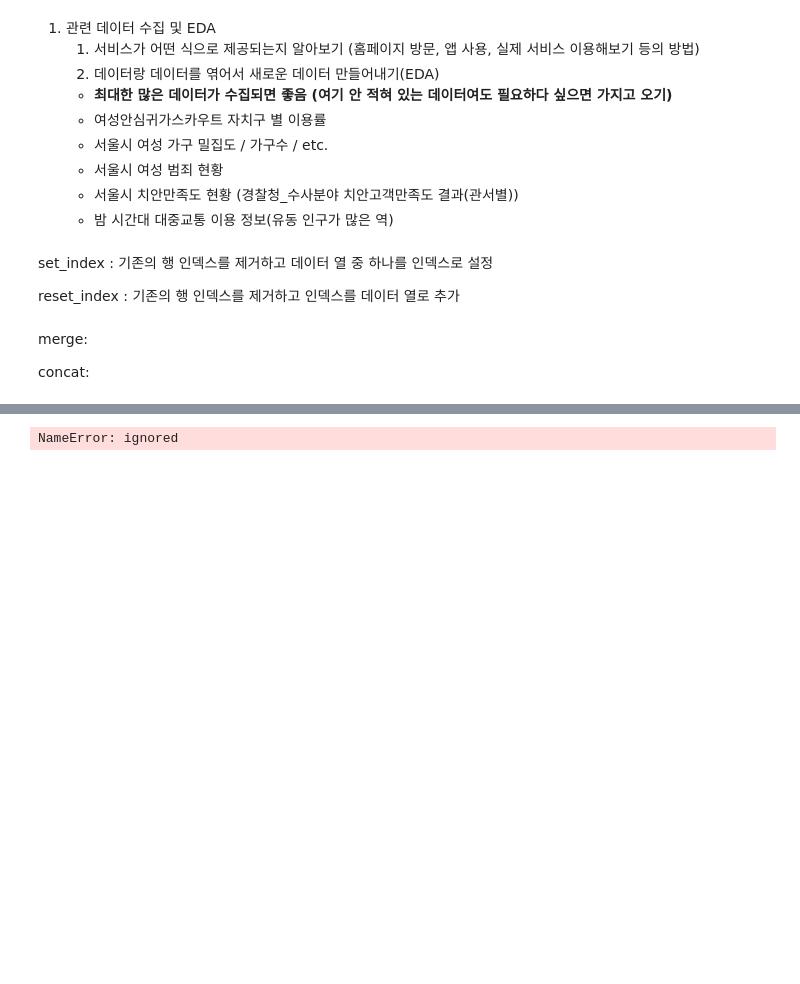
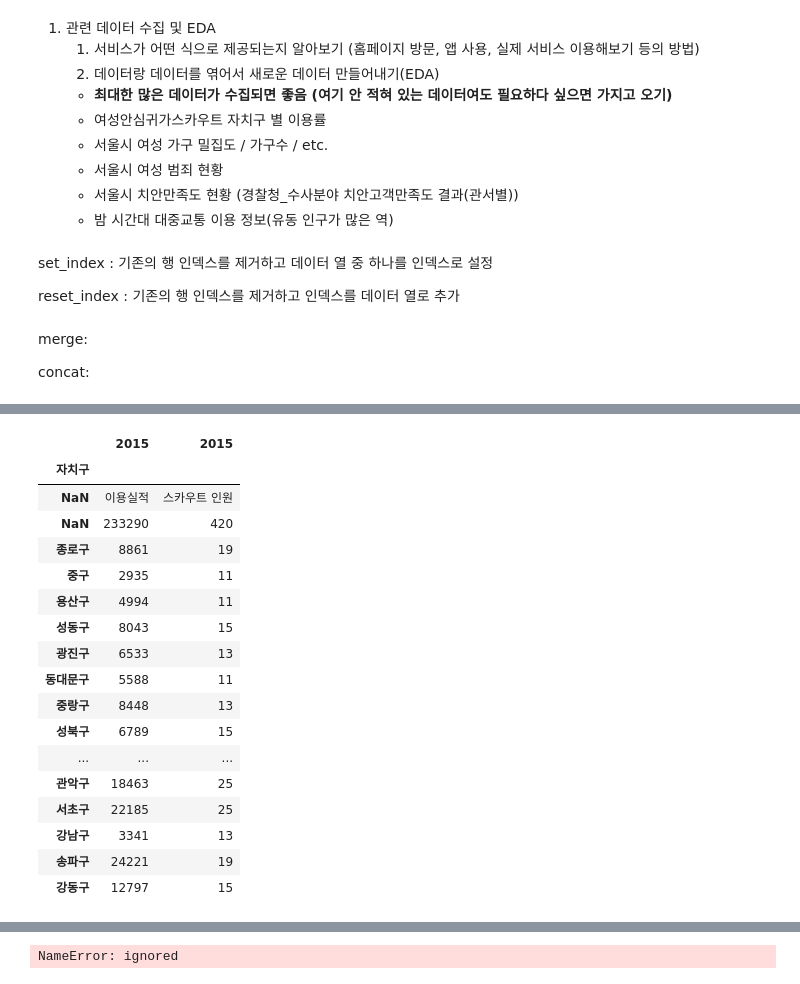
Before and after one commit to seon0415/weit, a Jupyter notebook: 여성안심귀가_프로젝트.ipynb, the cells around one changed output, grey strips where cells are left out. Drawn from its saved outputs; the diff is of its cells as text; code cells hidden in the pictures; blank space fills up the shorter version.

```diff
--- a/여성안심귀가_프로젝트.ipynb
+++ b/여성안심귀가_프로젝트.ipynb
@@ -43,0 +95,21 @@ sns.load_dataset('titanic')
+# %%
+scout[2015]
+# %% [output]
+|  | 2015 | 2015 |
+| 자치구 |  |  |
+| NaN | 이용실적 | 스카우트 인원 |
+| NaN | 233290 | 420 |
+| 종로구 | 8861 | 19 |
+| 중구 | 2935 | 11 |
+| 용산구 | 4994 | 11 |
+| 성동구 | 8043 | 15 |
+| 광진구 | 6533 | 13 |
+| 동대문구 | 5588 | 11 |
+| 중랑구 | 8448 | 13 |
+| 성북구 | 6789 | 15 |
+| ... | ... | ... |
+| 관악구 | 18463 | 25 |
+| 서초구 | 22185 | 25 |
+| 강남구 | 3341 | 13 |
+| 송파구 | 24221 | 19 |
+| 강동구 | 12797 | 15 |
```
Also changed, not shown: parts of 22 cells of this notebook.
